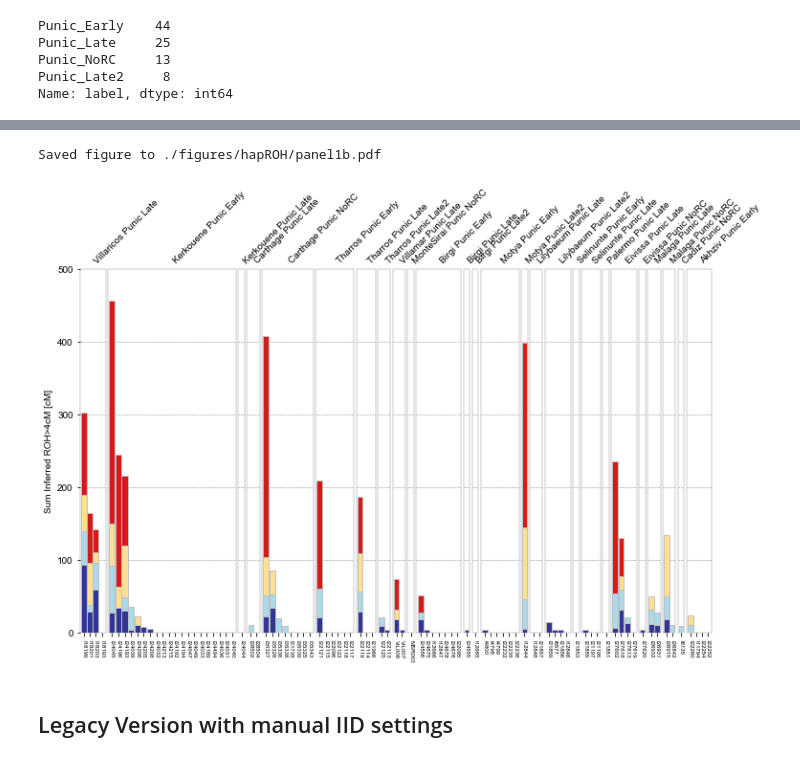
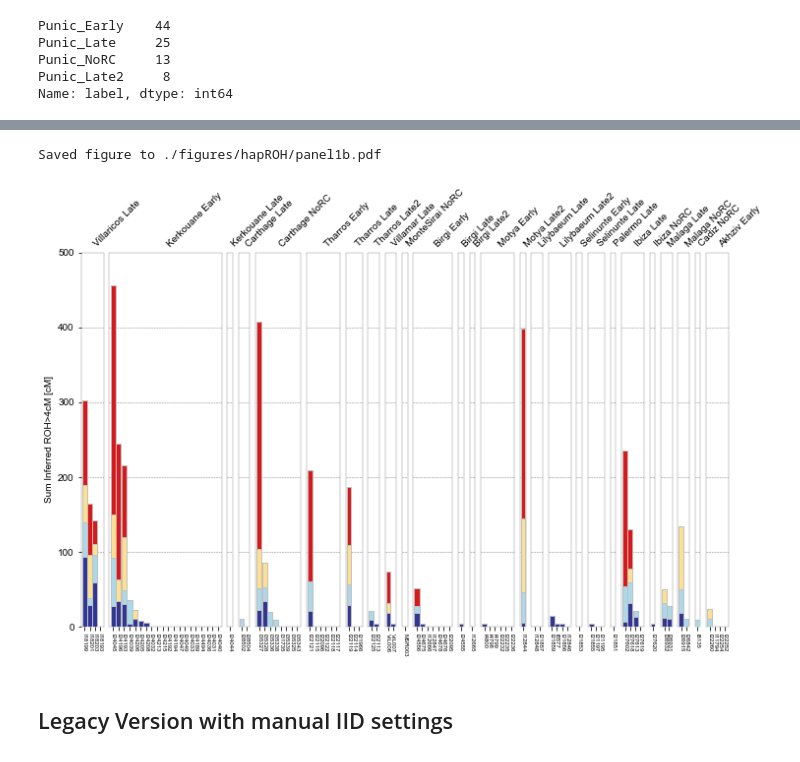
Before and after one commit to hringbauer/punic_aDNA, a Jupyter notebook: notebooks/figs/plot_roh_paper.ipynb, the cells around one changed output, grey strips where cells are left out. Saved outputs shown, nothing was run; the diff lists cells and outputs as text; code cells hidden in the pictures.

```diff
--- a/notebooks/figs/plot_roh_paper.ipynb
+++ b/notebooks/figs/plot_roh_paper.ipynb
@@ -161,6 +205,9 @@ Name: location, dtype: int64
 ### Make label for ROH plot
 df_proh["label_roh"] = df_proh["location"] + " " + df_proh["label"]
 df_proh["label_roh"] = df_proh["label_roh"].str.replace("_", " ")
+df_proh["label_roh"] = df_proh["label_roh"].str.replace("Punic ", "")
+df_proh["label_roh"] = df_proh["label_roh"].str.replace("Kerkouene", "Kerkouane")
+df_proh["label_roh"] = df_proh["label_roh"].str.replace("Eivissa", "Ibiza")
 
 ### Make order for ROH plot
 sites = ["Kerkouene", "Carthage", "Tharros", "Villamar", "MonteSirai", "Birgi",
@@ -182,14 +229,14 @@ df_proh["label_roh"][idx]
 # %%
 plot_dfs, cols = prepare_dfs_plot(df_proh, cms=[4, 8, 12, 20],  col_group='label_roh')
 
-plot_panel_row(plot_dfs[:], wspace=0.1, r_title=45, leg_pos=0,
+plot_panel_row(plot_dfs[:], wspace=0.3, r_title=45, leg_pos=0,
                figsize=(12, 7.0), title_col="label_roh",fs_x=6,
                ylim=[0, 500], hlines=[100,200, 300, 400], cutoffs=[],
                degrees=[], Ns=[],
                savepath="./figures/hapROH/panel1b.pdf")
 # %% [output]
 Saved figure to ./figures/hapROH/panel1b.pdf
-[figure, old version]
+[figure, new version]
 # %% [markdown]
 ## Legacy Version with manual IID settings
 # %%
```
Also changed, not shown: parts of 8 cells of this notebook, 4 other files.
